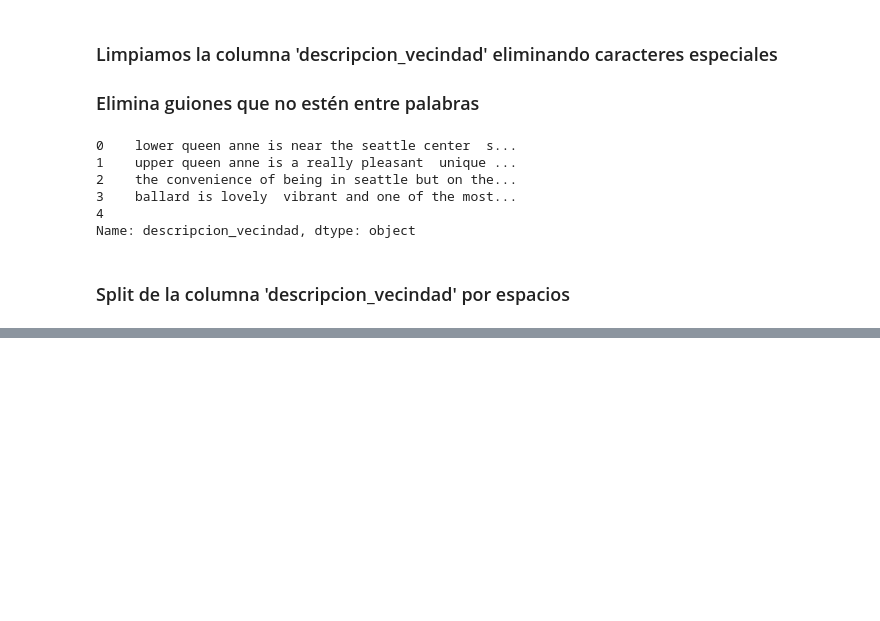
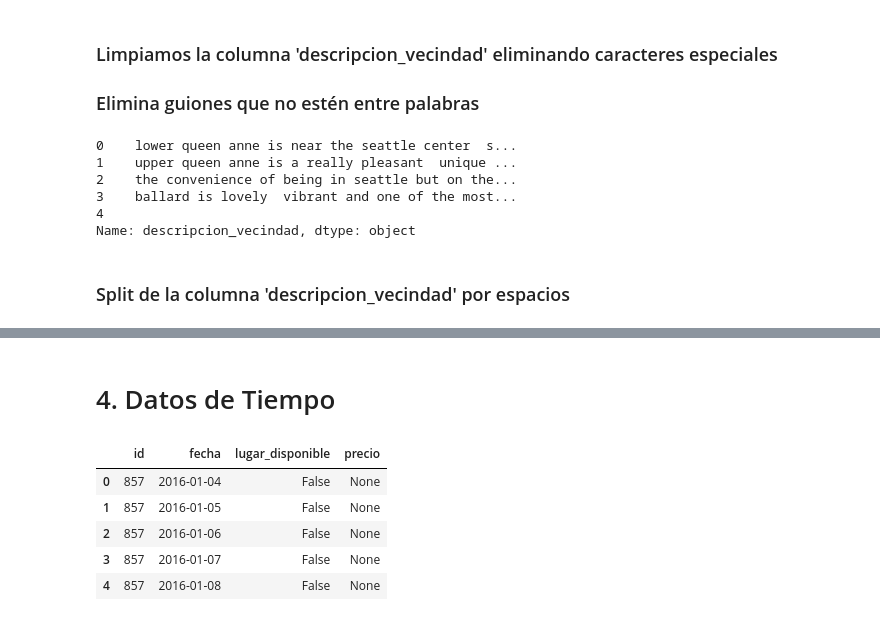
Before and after one commit to LejImkoaj/pandas_transf_manip_datos, a Jupyter notebook: conociendo_el_problema/entendiendo_el_problema.ipynb, the cells around one changed output, grey strips where cells are left out. Drawn from its saved outputs; the diff is of its cells as text; code cells hidden in the pictures; blank space fills up the shorter version.

```diff
--- a/conociendo_el_problema/entendiendo_el_problema.ipynb
+++ b/conociendo_el_problema/entendiendo_el_problema.ipynb
@@ -348,3 +348,15 @@ datos_explode.head()
 | 2 | 10.0 | -- | 1 | [cozy, room, in, two, bedroom, ap... | [the, convenience, of, being, in,... | ... |
 | 3 | 10.0 | -- | 1 | [very, lovely, and, cozy, room, f... | [ballard, is, lovely, vibrant, an... | ... |
 | 4 | 10.0 | -- | 1 | [the, studio, at, mibbett, hollow... | [] | ... |
+# %% [markdown]
+# 4. Datos de Tiempo
+# %%
+df = pd.read_json('inmuebles_disponibles.json')
+df.head()
+# %% [output]
+|  | id | fecha | lugar_disponible | precio |
+| 0 | 857 | 2016-01-04 | False | None |
+| 1 | 857 | 2016-01-05 | False | None |
+| 2 | 857 | 2016-01-06 | False | None |
+| 3 | 857 | 2016-01-07 | False | None |
+| 4 | 857 | 2016-01-08 | False | None |
```
Also changed, not shown: parts of 15 cells of this notebook, 1 other file.
